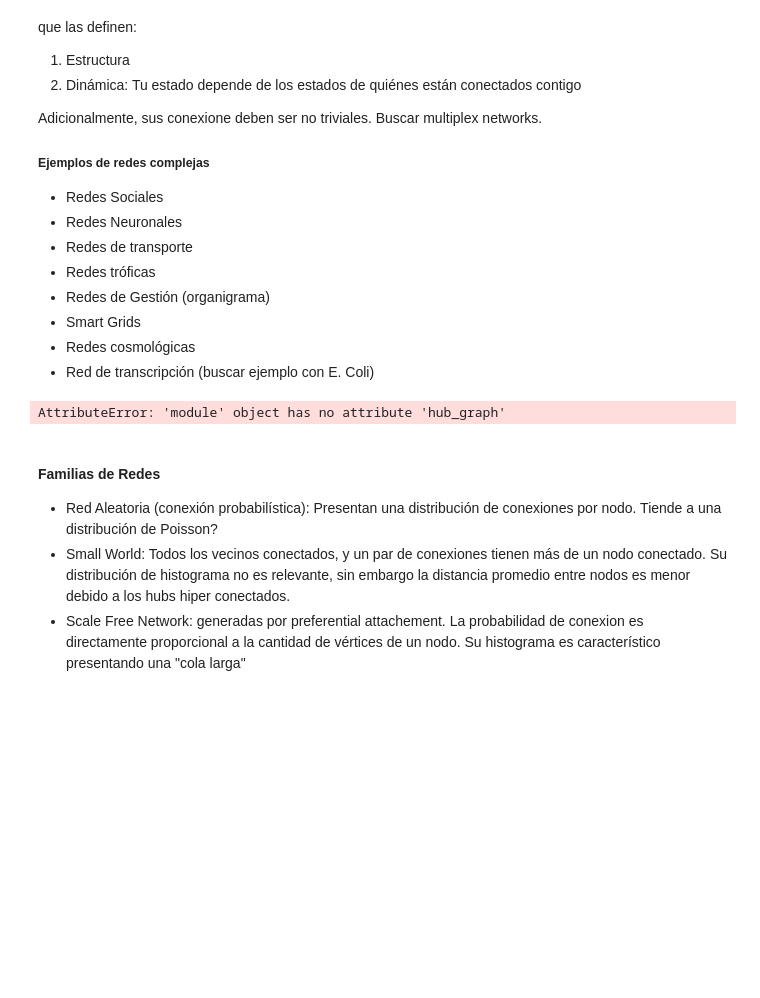
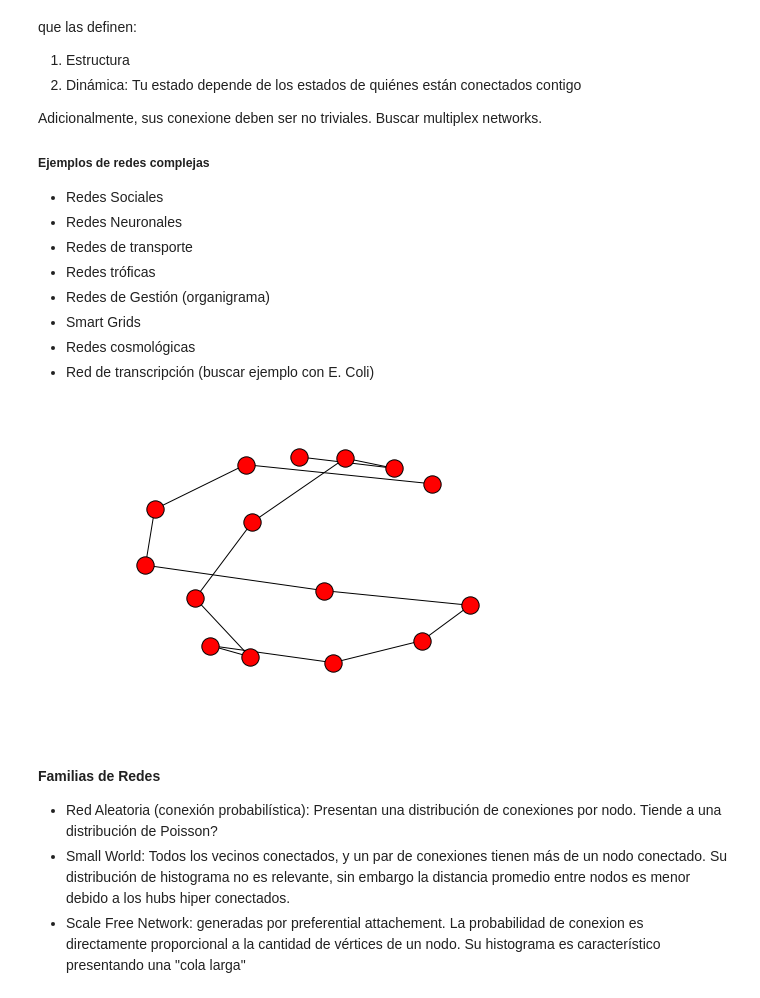
Before and after one commit to jpalma-espinosa/complex-systems-course, a Jupyter notebook: ntbk/Apuntes Taller de Sistemas Complejos.ipynb, the cells around one changed output. Drawn from its saved outputs; the diff is of its cells as text; code cells hidden in the pictures; blank space fills up the shorter version.

```diff
--- a/ntbk/Apuntes Taller de Sistemas Complejos.ipynb
+++ b/ntbk/Apuntes Taller de Sistemas Complejos.ipynb
@@ -76,16 +76,16 @@ Buscar multiplex networks.
 # %%
 '''
 Usando el paquete networkx.
 ver la documentación acá https://github.com/networkx/notebooks
 Seguir intentando tips para usar d3 visualization
 '''
 
 import networkx as nx
 G = nx.path_graph(15)
-H = nx.hub_graph(8)
+
 nx.draw(G)
 # %% [output]
-AttributeError: 'module' object has no attribute 'hub_graph'
+[figure, added]
 # %% [markdown]
 #### Familias de Redes
 * Red Aleatoria (conexión probabilística): Presentan una distribución de conexiones por nodo. Tiende a una distribución de Poisson?
```
Also changed, not shown: parts of 5 cells of this notebook, 3 other files.
